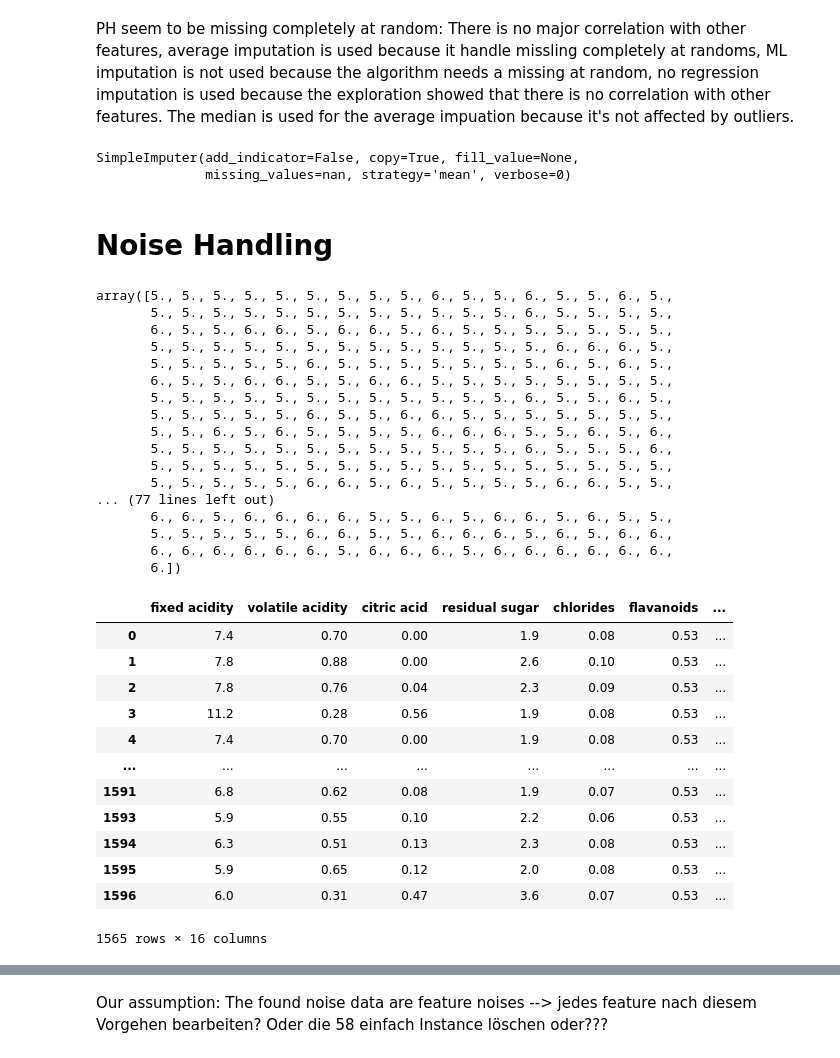
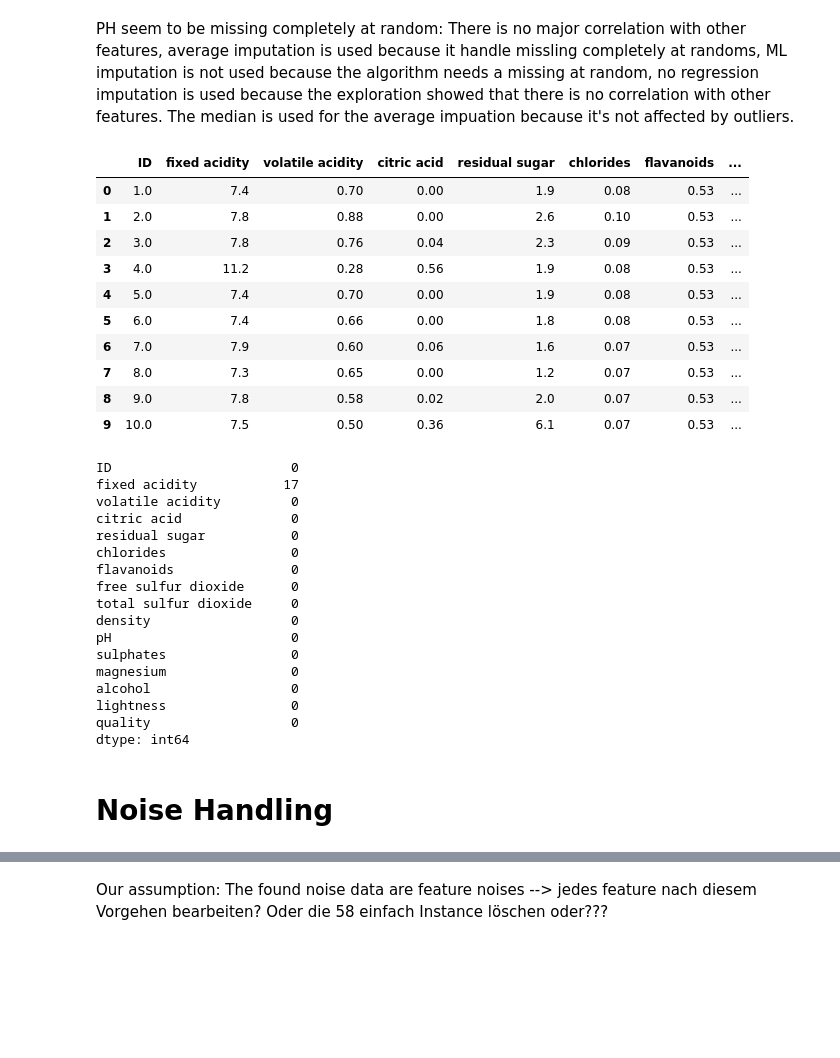
Before and after one commit to proohit/trends-in-ds-team1, a Jupyter notebook: modeling_data_quality_issues_red.ipynb, the cells around one changed output, grey strips where cells are left out. Cells and saved outputs as stored; diff of their text form; code cells hidden in the pictures; blank space fills up the shorter version.

Commit message:
Missing Values..

```diff
--- a/modeling_data_quality_issues_red.ipynb
+++ b/modeling_data_quality_issues_red.ipynb
@@ -51,26 +61,60 @@ Regression imputed fixed acidity:
 # %% [markdown]
 PH seem to be missing completely at random: There is no major correlation with other features, average imputation is used because it handle missling completely at randoms, ML imputation is not used because the algorithm needs a missing at random, no regression imputation is used because the exploration showed that there is no correlation with other features. The median is used for the average impuation because it's not affected by outliers.
 # %%
-!!!!!!!!DIRENC NOCH DIE EINGEFÜGTEN NANS AUSGEBEN!!!!!!!!
+#!!!!!!!!DIRENC NOCH DIE EINGEFÜGTEN NANS AUSGEBEN!!!!!!!!
 
 import numpy as np
 from sklearn.impute import SimpleImputer
 np.set_printoptions(threshold=np.inf)
 
 x= wine_red[['pH']]
 #Average Imputation using strategy='median'
 imp_med = SimpleImputer(missing_values=np.nan, strategy='median')
 imp_med.fit(x)
 SimpleImputer()
-#display(imp_med.transform(x))
+ph_new = imp_med.transform(x)
+#display(ph_new)
+wine_red['pH']=ph_new
+display(wine_red.head(10))
+
+display(wine_red.isna().sum())
 # %% [output]
+|  | ID | fixed acidity | volatile acidity | citric acid | residual sugar | chlorides | flavanoids | ... |
+| 0 | 1.0 | 7.4 | 0.70 | 0.00 | 1.9 | 0.08 | 0.53 | ... |
+| 1 | 2.0 | 7.8 | 0.88 | 0.00 | 2.6 | 0.10 | 0.53 | ... |
+| 2 | 3.0 | 7.8 | 0.76 | 0.04 | 2.3 | 0.09 | 0.53 | ... |
+| 3 | 4.0 | 11.2 | 0.28 | 0.56 | 1.9 | 0.08 | 0.53 | ... |
+| 4 | 5.0 | 7.4 | 0.70 | 0.00 | 1.9 | 0.08 | 0.53 | ... |
+| 5 | 6.0 | 7.4 | 0.66 | 0.00 | 1.8 | 0.08 | 0.53 | ... |
+| 6 | 7.0 | 7.9 | 0.60 | 0.06 | 1.6 | 0.07 | 0.53 | ... |
+| 7 | 8.0 | 7.3 | 0.65 | 0.00 | 1.2 | 0.07 | 0.53 | ... |
+| 8 | 9.0 | 7.8 | 0.58 | 0.02 | 2.0 | 0.07 | 0.53 | ... |
+| 9 | 10.0 | 7.5 | 0.50 | 0.36 | 6.1 | 0.07 | 0.53 | ... |
-SimpleImputer(add_indicator=False, copy=True, fill_value=None,
-              missing_values=nan, strategy='mean', verbose=0)
+ID                       0
+fixed acidity           17
+volatile acidity         0
+citric acid              0
+residual sugar           0
+chlorides                0
+flavanoids               0
+free sulfur dioxide      0
+total sulfur dioxide     0
+density                  0
+pH                       0
+sulphates                0
+magnesium                0
+alcohol                  0
+lightness                0
+quality                  0
+dtype: int64
 # %%
 Ph raus weil die meisten eh durchscnittlich 3 irgendwas haben und geringer information gain
 # %% [markdown]
 # Noise Handling
 # %%
+#!!!!!!!!!!!dropna muss weg wenn die Missing Values behoben sind!!!!!!!
+
+
 import pandas as pd
 #This can be achieved using the cross_val_predict object
 from sklearn.model_selection import cross_val_predict
@@ -79,41 +123,10 @@ from sklearn import svm
 #Perform cross-fold prediction with k=3
 clf = svm.SVC(kernel='linear', C=1)
 y_pred = cross_val_predict(clf, wine_red.dropna().drop('ID', axis=1).drop('quality', axis=1), wine_red.dropna()[['quality']], cv=3)
-df = pd.DataFrame(wine_red.dropna(),columns=wine_red.drop('ID', axis=1).columns)
+#df = pd.DataFrame(wine_red.dropna(),columns=wine_red.drop('ID', axis=1).columns)
 #display(y_pred)
 df['Prediction']=y_pred
-display(df)
+#display(df)
-# %% [output]
-array([5., 5., 5., 5., 5., 5., 5., 5., 5., 6., 5., 5., 6., 5., 5., 6., 5.,
-       5., 5., 5., 5., 5., 5., 5., 5., 5., 5., 5., 5., 6., 5., 5., 5., 5.,
-       6., 5., 5., 6., 6., 5., 6., 6., 5., 6., 5., 5., 5., 5., 5., 5., 5.,
-       5., 5., 5., 5., 5., 5., 5., 5., 5., 5., 5., 5., 5., 6., 6., 6., 5.,
-       5., 5., 5., 5., 5., 6., 5., 5., 5., 5., 5., 5., 5., 6., 5., 6., 5.,
-       6., 5., 5., 6., 6., 5., 5., 6., 6., 5., 5., 5., 5., 5., 5., 5., 5.,
-       5., 5., 5., 5., 5., 5., 5., 5., 5., 5., 5., 5., 6., 5., 5., 6., 5.,
-       5., 5., 5., 5., 5., 6., 5., 5., 6., 6., 5., 5., 5., 5., 5., 5., 5.,
-       5., 5., 6., 5., 6., 5., 5., 5., 5., 6., 6., 6., 5., 5., 6., 5., 6.,
-       5., 5., 5., 5., 5., 5., 5., 5., 5., 5., 5., 5., 6., 5., 5., 5., 6.,
-       5., 5., 5., 5., 5., 5., 5., 5., 5., 5., 5., 5., 5., 5., 5., 5., 5.,
-       5., 5., 5., 5., 5., 6., 6., 5., 6., 5., 5., 5., 5., 6., 6., 5., 5.,
-... (77 lines left out)
-       6., 6., 5., 6., 6., 6., 6., 5., 5., 6., 5., 6., 6., 5., 6., 5., 5.,
-       5., 5., 5., 5., 5., 6., 6., 5., 5., 6., 6., 6., 5., 6., 5., 6., 6.,
-       6., 6., 6., 6., 6., 6., 5., 6., 6., 6., 5., 6., 6., 6., 6., 6., 6.,
-       6.])
-|  | fixed acidity | volatile acidity | citric acid | residual sugar | chlorides | flavanoids | ... |
-| 0 | 7.4 | 0.70 | 0.00 | 1.9 | 0.08 | 0.53 | ... |
-| 1 | 7.8 | 0.88 | 0.00 | 2.6 | 0.10 | 0.53 | ... |
-| 2 | 7.8 | 0.76 | 0.04 | 2.3 | 0.09 | 0.53 | ... |
-| 3 | 11.2 | 0.28 | 0.56 | 1.9 | 0.08 | 0.53 | ... |
-| 4 | 7.4 | 0.70 | 0.00 | 1.9 | 0.08 | 0.53 | ... |
-| ... | ... | ... | ... | ... | ... | ... | ... |
-| 1591 | 6.8 | 0.62 | 0.08 | 1.9 | 0.07 | 0.53 | ... |
-| 1593 | 5.9 | 0.55 | 0.10 | 2.2 | 0.06 | 0.53 | ... |
-| 1594 | 6.3 | 0.51 | 0.13 | 2.3 | 0.08 | 0.53 | ... |
-| 1595 | 5.9 | 0.65 | 0.12 | 2.0 | 0.08 | 0.53 | ... |
-| 1596 | 6.0 | 0.31 | 0.47 | 3.6 | 0.07 | 0.53 | ... |
-1565 rows × 16 columns
 # %%
 pd.set_option("display.max_rows", None, "display.max_columns", None)
 
```
Also changed, not shown: parts of 6 cells of this notebook, 1 other file.
